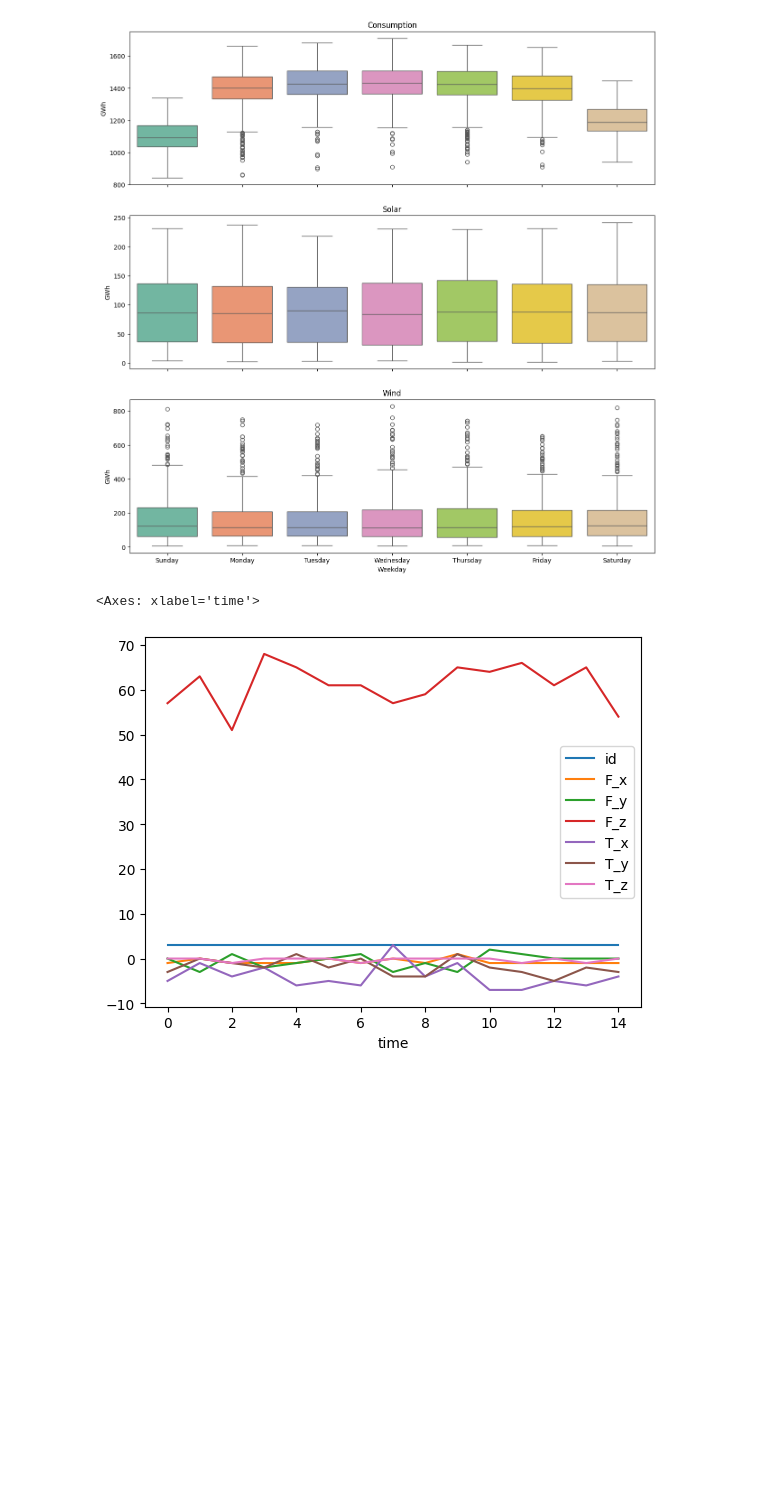
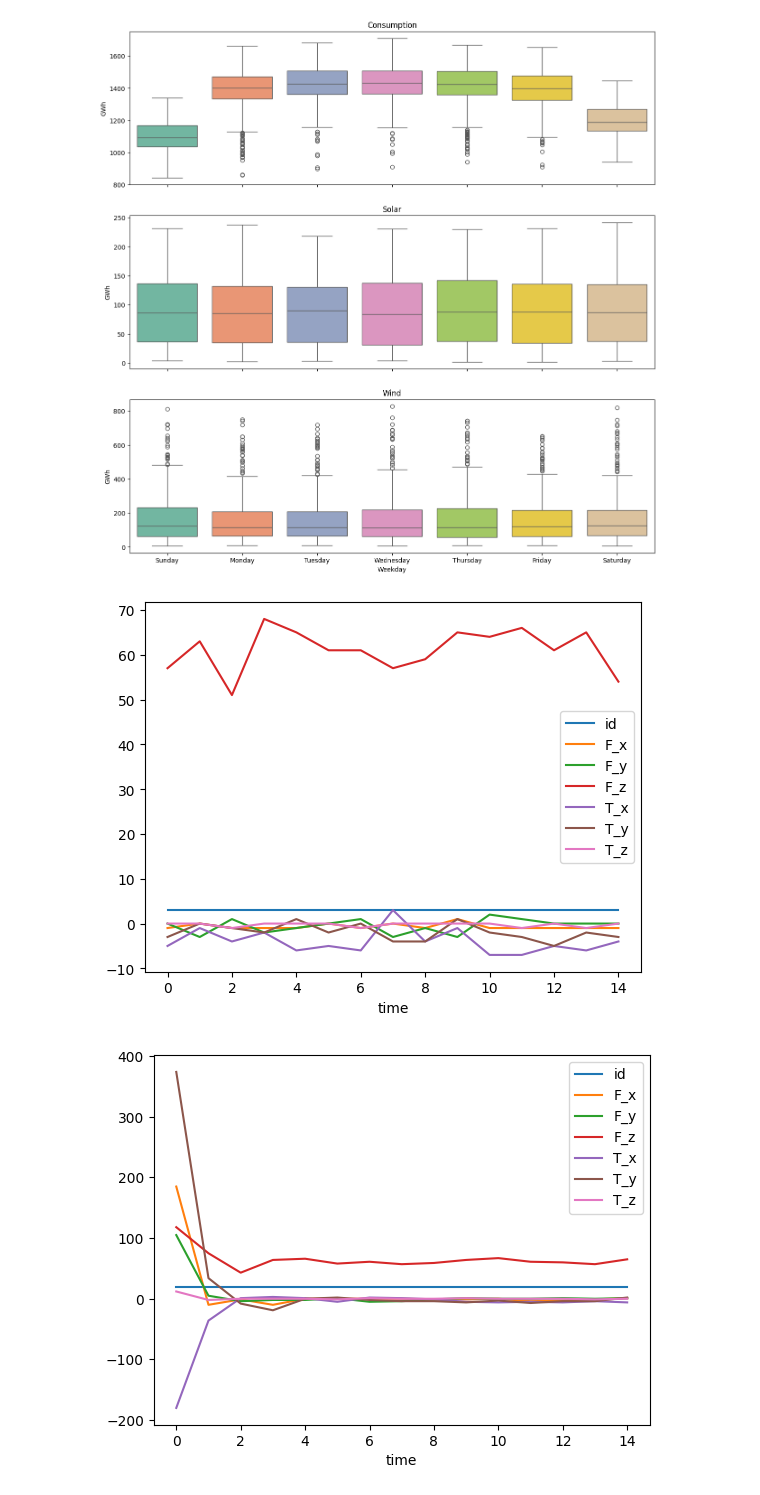
Before and after one commit to olyanos/kfupmCourse, a Jupyter notebook: module3/Day3/Day3.ipynb, the cells around one changed output. Saved outputs shown, nothing was run; the diff lists cells and outputs as text; code cells hidden in the pictures; blank space fills up the shorter version.

```diff
--- a/module3/Day3/Day3.ipynb
+++ b/module3/Day3/Day3.ipynb
@@ -131,6 +131,10 @@ timeseries, y = load_robot_execution_failures()
 # %%
 normal = timeseries[timeseries.id == 3]
 normal.plot(x='time',kind = 'line')
+plt.show()
+fail = timeseries[timeseries.id == 20]
+fail.plot(x='time',kind = 'line')
+plt.show()
 # %% [output]
-<Axes: xlabel='time'>
 [figure]
+[figure, added]
```
Also changed, not shown: parts of 23 cells of this notebook, 29 other files.
